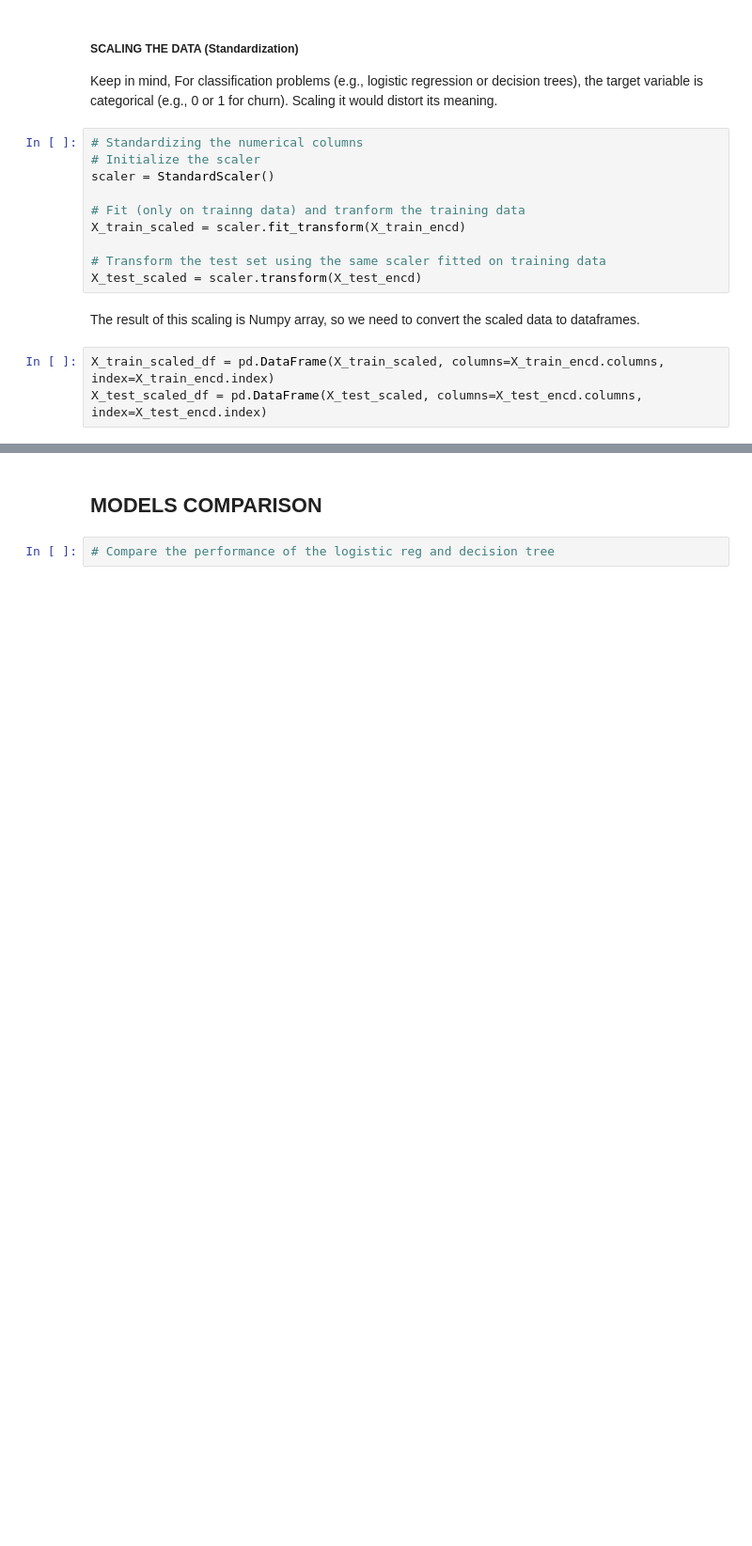
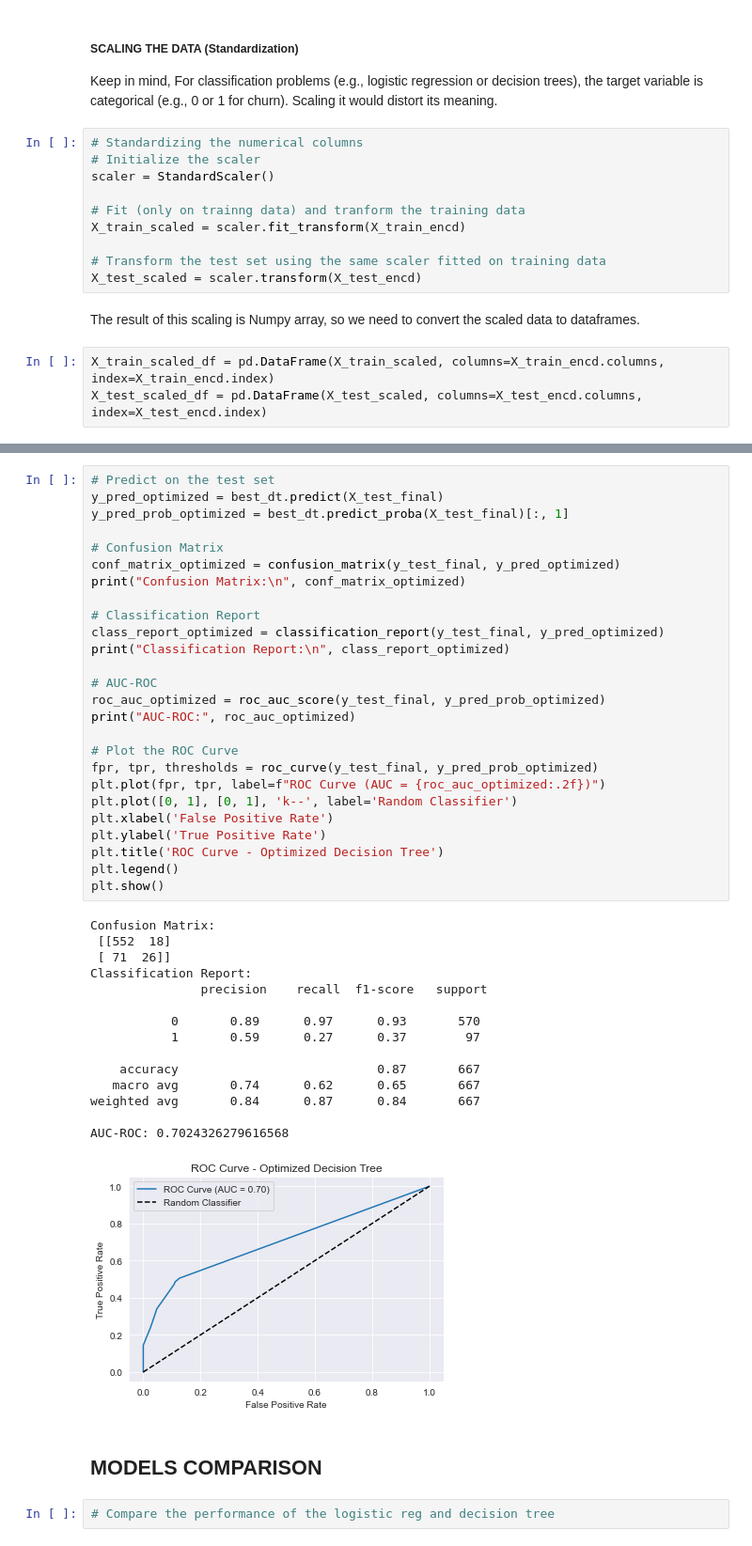
Before and after one commit to Calmar-lab/SYRIATEL-CUSTOMER-CHURN-PREDICTION-PROJECT, a Jupyter notebook: SyriaTel_Customer_Churn_Prediction_Project.ipynb, the cells around one changed output, grey strips where cells are left out. Shown at 94% size. Drawn from its saved outputs; the diff is of its cells as text; blank space fills up the shorter version.

```diff
--- a/SyriaTel_Customer_Churn_Prediction_Project.ipynb
+++ b/SyriaTel_Customer_Churn_Prediction_Project.ipynb
@@ -1059,3 +1750,45 @@ Imbalance handling (like SMOTE or class weighting) alters the training dataset b
+# %%
+# Predict on the test set
+y_pred_optimized = best_dt.predict(X_test_final)
+y_pred_prob_optimized = best_dt.predict_proba(X_test_final)[:, 1]
+
+# Confusion Matrix
+conf_matrix_optimized = confusion_matrix(y_test_final, y_pred_optimized)
+print("Confusion Matrix:\n", conf_matrix_optimized)
+
+# Classification Report
+class_report_optimized = classification_report(y_test_final, y_pred_optimized)
+print("Classification Report:\n", class_report_optimized)
+
+# AUC-ROC
+roc_auc_optimized = roc_auc_score(y_test_final, y_pred_prob_optimized)
+print("AUC-ROC:", roc_auc_optimized)
+
+# Plot the ROC Curve
+fpr, tpr, thresholds = roc_curve(y_test_final, y_pred_prob_optimized)
+plt.plot(fpr, tpr, label=f"ROC Curve (AUC = {roc_auc_optimized:.2f})")
+plt.plot([0, 1], [0, 1], 'k--', label='Random Classifier')
+plt.xlabel('False Positive Rate')
+plt.ylabel('True Positive Rate')
+plt.title('ROC Curve - Optimized Decision Tree')
+plt.legend()
+plt.show()
+# %% [output]
+Confusion Matrix:
+ [[552  18]
+ [ 71  26]]
+Classification Report:
+               precision    recall  f1-score   support
+
+           0       0.89      0.97      0.93       570
+           1       0.59      0.27      0.37        97
+
+    accuracy                           0.87       667
+   macro avg       0.74      0.62      0.65       667
+weighted avg       0.84      0.87      0.84       667
+
+AUC-ROC: 0.7024326279616568
+[figure, added]
 # %% [markdown]
 ## MODELS COMPARISON
 # %%
```
Also changed, not shown: parts of 55 cells of this notebook.
